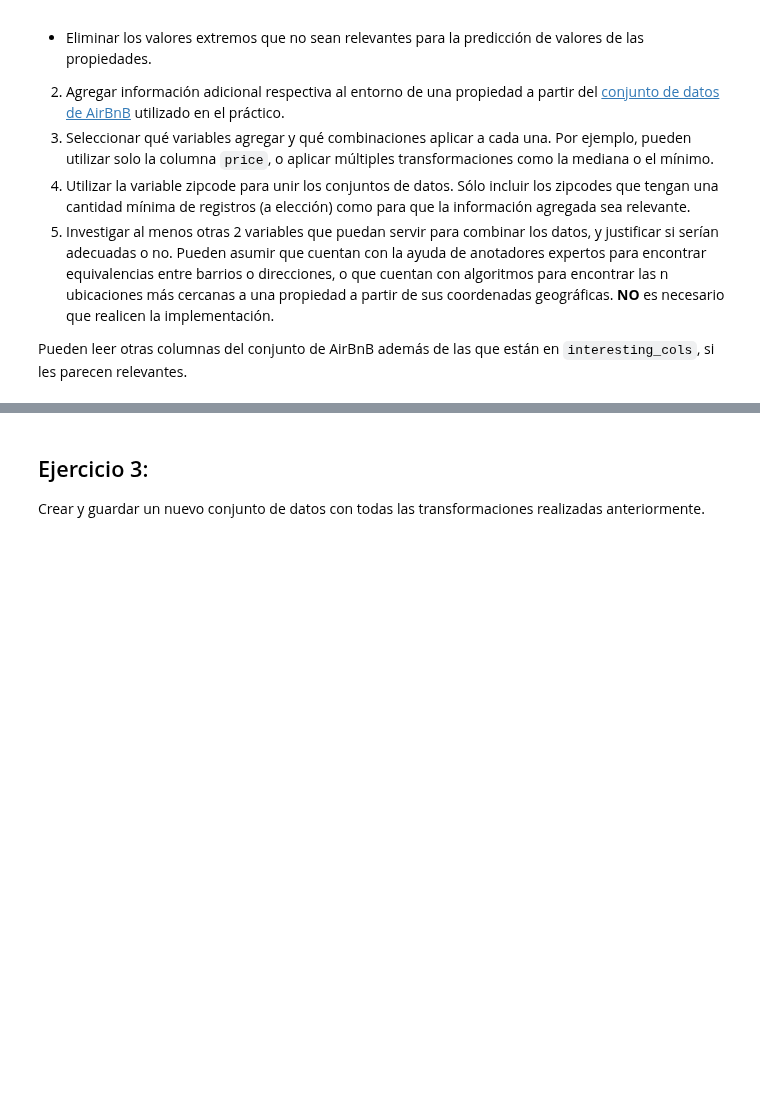
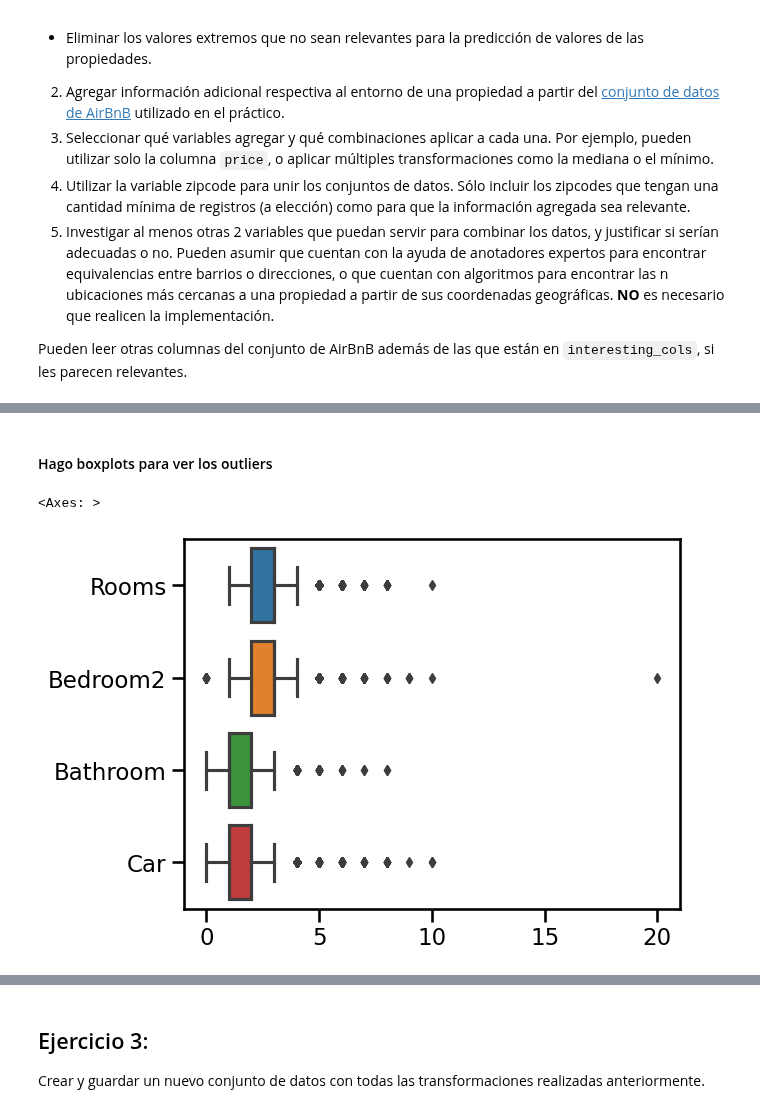
Before and after one commit to JeroFotinos/diplo_datos, a Jupyter notebook: Consignas_Entregable AEyC - Parte 1.ipynb, the cells around one changed output, grey strips where cells are left out. Cells and saved outputs as stored; diff of their text form; code cells hidden in the pictures; blank space fills up the shorter version.

```diff
--- a/Consignas_Entregable AEyC - Parte 1.ipynb
+++ b/Consignas_Entregable AEyC - Parte 1.ipynb
@@ -262,0 +281,5 @@ Pueden leer otras columnas del conjunto de AirBnB además de las que están en `
+# %%
+relevant_columns = ['Suburb','Rooms','Type','Bedroom2','Bathroom','Car','Landsize','YearBuilt','CouncilArea','Price','Postcode']
+# %%
+df_relevant_columns = df_melb[relevant_columns]
+df_relevant_columns.columns
@@ -262,0 +302,10 @@ Pueden leer otras columnas del conjunto de AirBnB además de las que están en `
+# %% [markdown]
+#### Hago boxplots para ver los outliers
+# %%
+numeric_columns = ['Rooms','Bedroom2','Bathroom','Car','Landsize','YearBuilt','Price'] #this will come in handy later
+seaborn.boxplot(data=
+                df_relevant_columns[['Rooms','Bedroom2','Bathroom','Car']],
+                orient ="h") #'landsize','YearBuilt' and 'Price' are Plotted separately for readability
+# %% [output]
+<Axes: >
+[figure, added]
```
Also changed, not shown: parts of 20 cells of this notebook, 1 other file.
